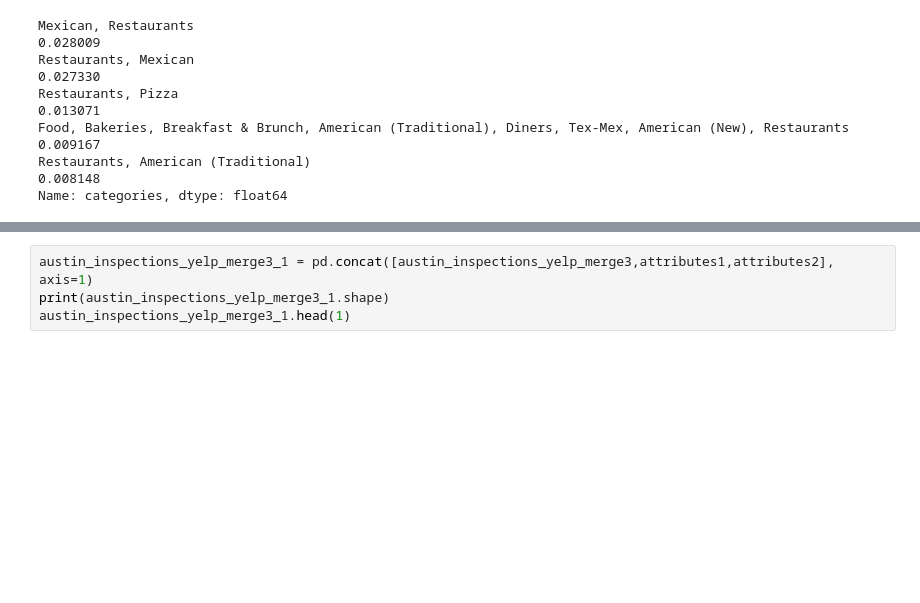
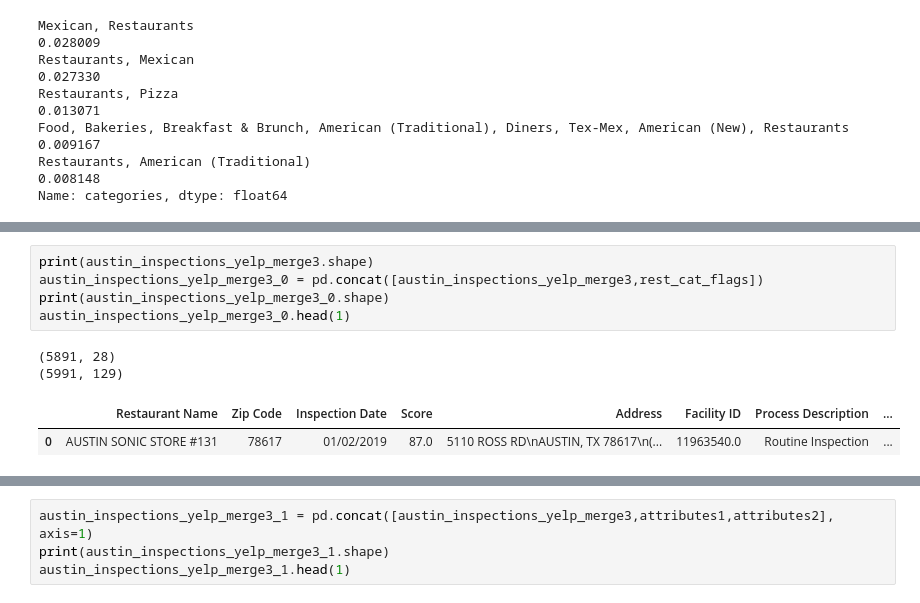
Before and after one commit to ellerybledsoe/Springboard, a Jupyter notebook: Austin Restaurant Inspections_Data Wrangling.ipynb, the cells around one changed output, grey strips where cells are left out. Drawn from its saved outputs; the diff is of its cells as text; blank space fills up the shorter version.

```diff
--- a/Austin Restaurant Inspections_Data Wrangling.ipynb
+++ b/Austin Restaurant Inspections_Data Wrangling.ipynb
@@ -399,0 +451,10 @@ Name: categories, dtype: float64
+# %%
+print(austin_inspections_yelp_merge3.shape)
+austin_inspections_yelp_merge3_0 = pd.concat([austin_inspections_yelp_merge3,rest_cat_flags])
+print(austin_inspections_yelp_merge3_0.shape)
+austin_inspections_yelp_merge3_0.head(1)
+# %% [output]
+(5891, 28)
+(5991, 129)
+|  | Restaurant Name | Zip Code | Inspection Date | Score | Address | Facility ID | Process Description | ... |
+| 0 | AUSTIN SONIC STORE #131 | 78617 | 01/02/2019 | 87.0 | 5110 ROSS RD\nAUSTIN, TX 78617\n(... | 11963540.0 | Routine Inspection | ... |
```
Also changed, not shown: parts of 43 cells of this notebook.
